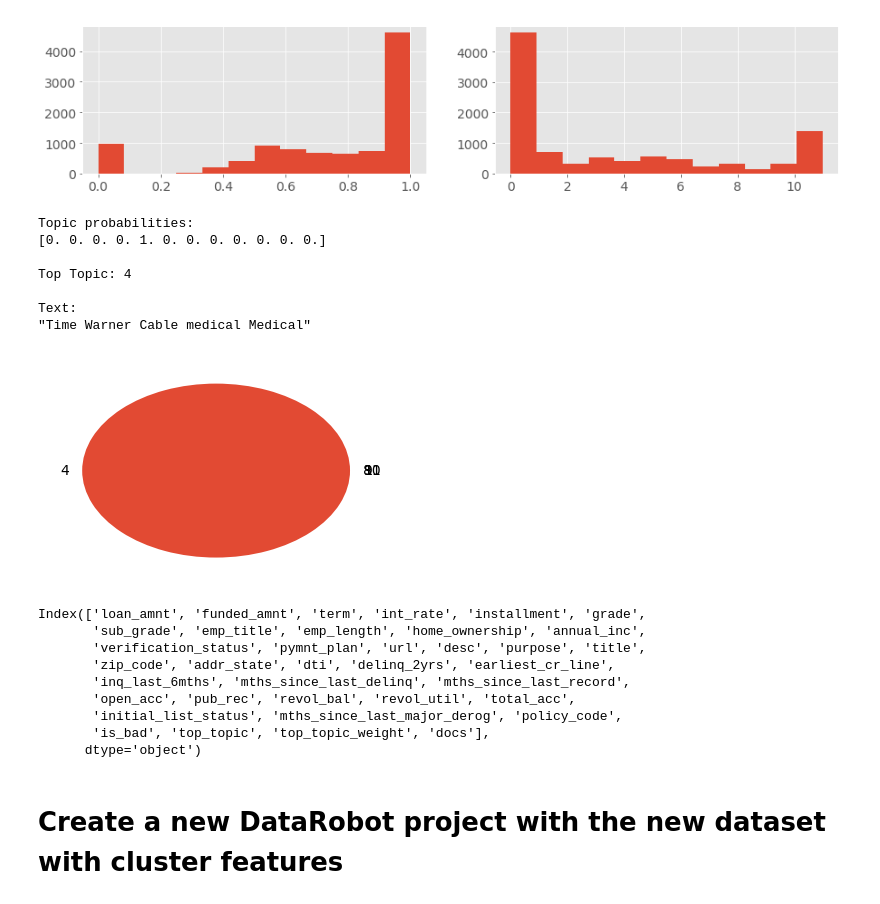
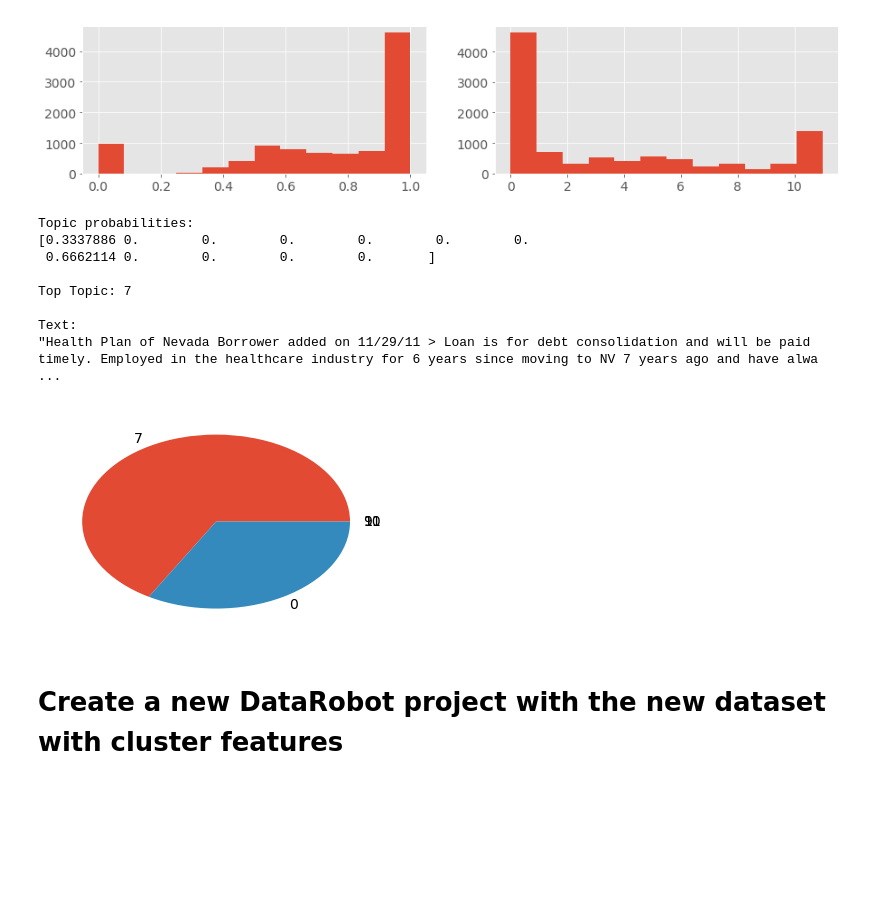
Before and after one commit to mcohenmcohen/DataRobot, a Jupyter notebook: Demo_Clustering_NMF/NLP_preprocess_into_DR.ipynb, the cells around one changed output. Saved outputs shown, nothing was run; the diff lists cells and outputs as text; code cells hidden in the pictures; blank space fills up the shorter version.

```diff
--- a/Demo_Clustering_NMF/NLP_preprocess_into_DR.ipynb
+++ b/Demo_Clustering_NMF/NLP_preprocess_into_DR.ipynb
@@ -233,38 +233,27 @@ Name: top_topic, dtype: int64
 # %%
 # Inspect record data
 def inspect_record(rec_id):
     row_num = rec_id
     probs = get_normalized_probs(tm.W[row_num])
     ordered_idxs = np.argsort(probs)[::-1]
     top_topic = ordered_idxs[0]
     print ("Topic probabilities:\n%s\n" % probs)
     print ("Top Topic: %s\n" % top_topic)
 #     print ("Top Tags:\n%s\n" % get_topic_top_tags(top_topic, 3))
 
     top_topics.append(ordered_idxs[0])
     top_topic_weights.append(probs[ordered_idxs[0]])
     plt.pie(probs[ordered_idxs[:5]], labels=ordered_idxs[:5])
     print('Text:\n\"%s\"' % df.iloc[row_num].docs)
-inspect_record(0)
+inspect_record(7)
 # %% [output]
 Topic probabilities:
-[0. 0. 0. 0. 1. 0. 0. 0. 0. 0. 0. 0.]
+[0.3337886 0.        0.        0.        0.        0.        0.
+ 0.6662114 0.        0.        0.        0.       ]
 
-Top Topic: 4
+Top Topic: 7
 
 Text:
-"Time Warner Cable medical Medical"
+"Health Plan of Nevada Borrower added on 11/29/11 > Loan is for debt consolidation and will be paid timely. Employed in the healthcare industry for 6 years since moving to NV 7 years ago and have alwa ...
-[figure, old version]
+[figure, new version]
-# %%
-df.columns
-# %% [output]
-Index(['loan_amnt', 'funded_amnt', 'term', 'int_rate', 'installment', 'grade',
-       'sub_grade', 'emp_title', 'emp_length', 'home_ownership', 'annual_inc',
-       'verification_status', 'pymnt_plan', 'url', 'desc', 'purpose', 'title',
-       'zip_code', 'addr_state', 'dti', 'delinq_2yrs', 'earliest_cr_line',
-       'inq_last_6mths', 'mths_since_last_delinq', 'mths_since_last_record',
-       'open_acc', 'pub_rec', 'revol_bal', 'revol_util', 'total_acc',
-       'initial_list_status', 'mths_since_last_major_derog', 'policy_code',
-       'is_bad', 'top_topic', 'top_topic_weight', 'docs'],
-      dtype='object')
 # %%
```
Also changed, not shown: parts of 5 cells of this notebook, 2 other files.
